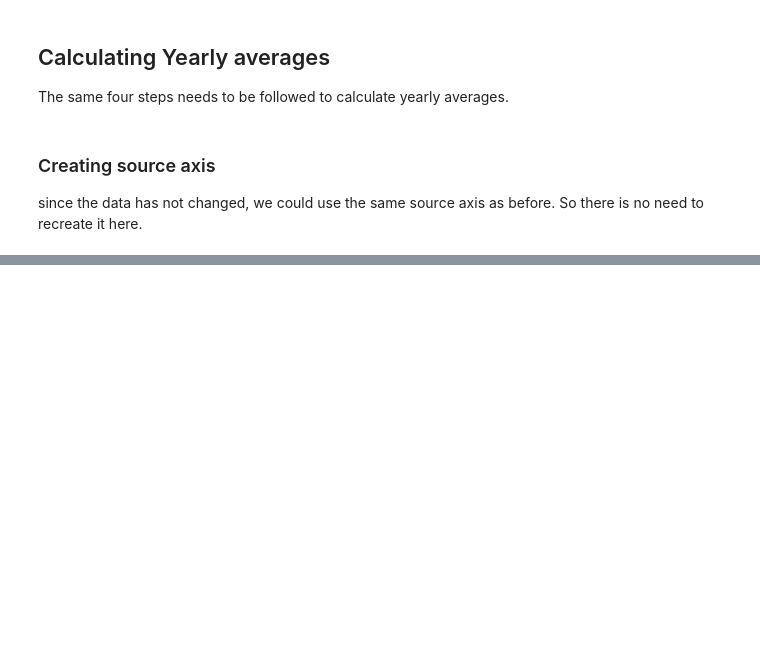
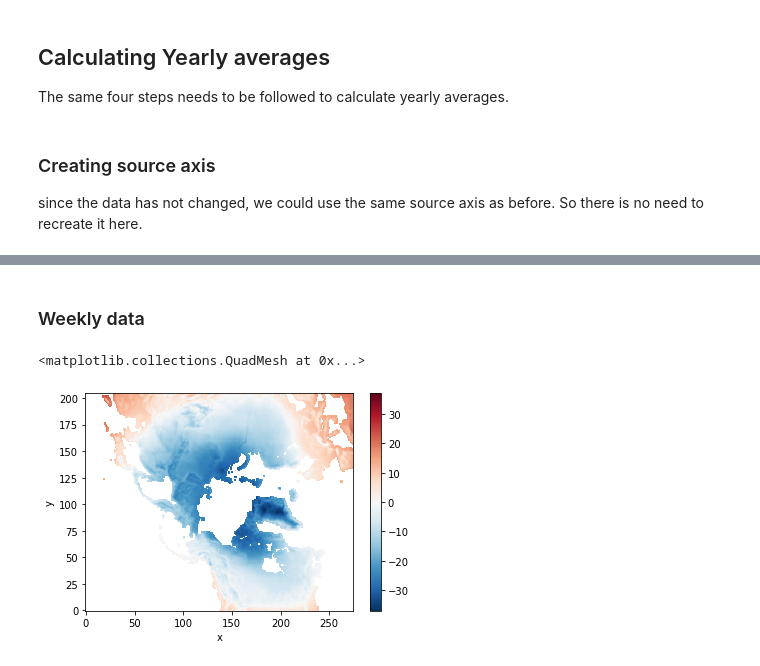
Before and after one commit to coderepocenter/AxisUtilities, a Jupyter notebook: notebooks/RealData_Example_01.ipynb, the cells around one changed output, grey strips where cells are left out. Drawn from its saved outputs; the diff is of its cells as text; code cells hidden in the pictures; blank space fills up the shorter version.

```diff
--- a/notebooks/RealData_Example_01.ipynb
+++ b/notebooks/RealData_Example_01.ipynb
@@ -204,0 +285,13 @@ Tair_remapped.min(), Tair_remapped.max(), Tair_remapped.mean(), Tair_remapped.me
+# %% [markdown]
+### Weekly data
+# %%
+weekly_air_temperature_xr = xr.DataArray(
+    data=weekly_air_temperature,
+    dims=["time", "y", "x"]
+)
+weekly_air_temperature_xr\
+    .isel(time=int(weekly_air_temperature_xr.shape[0]*fraction))\
+    .plot()
+# %% [output]
+<matplotlib.collections.QuadMesh at 0x...>
+[figure, added]
```
Also changed, not shown: parts of 45 cells of this notebook, 4 other files.
